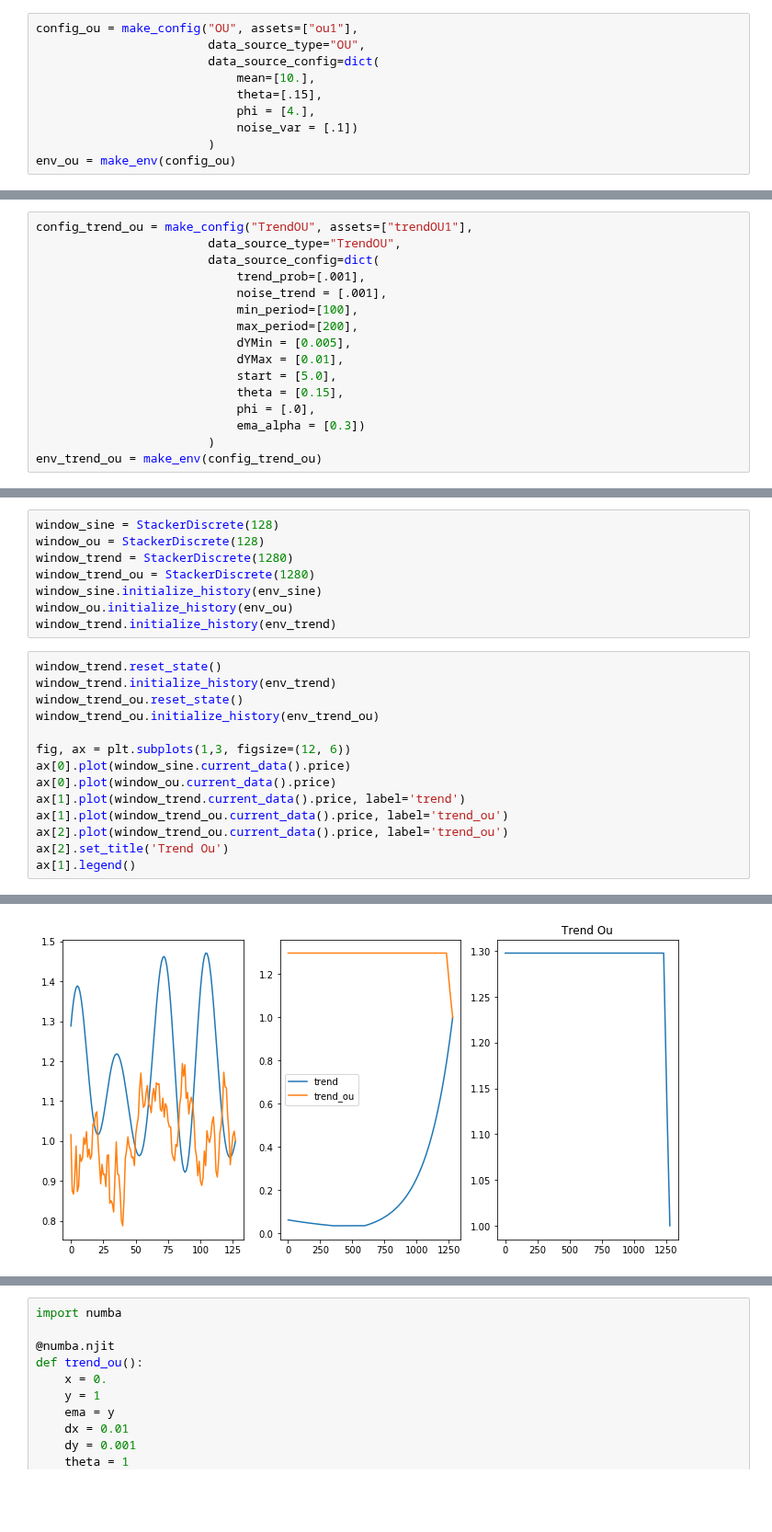
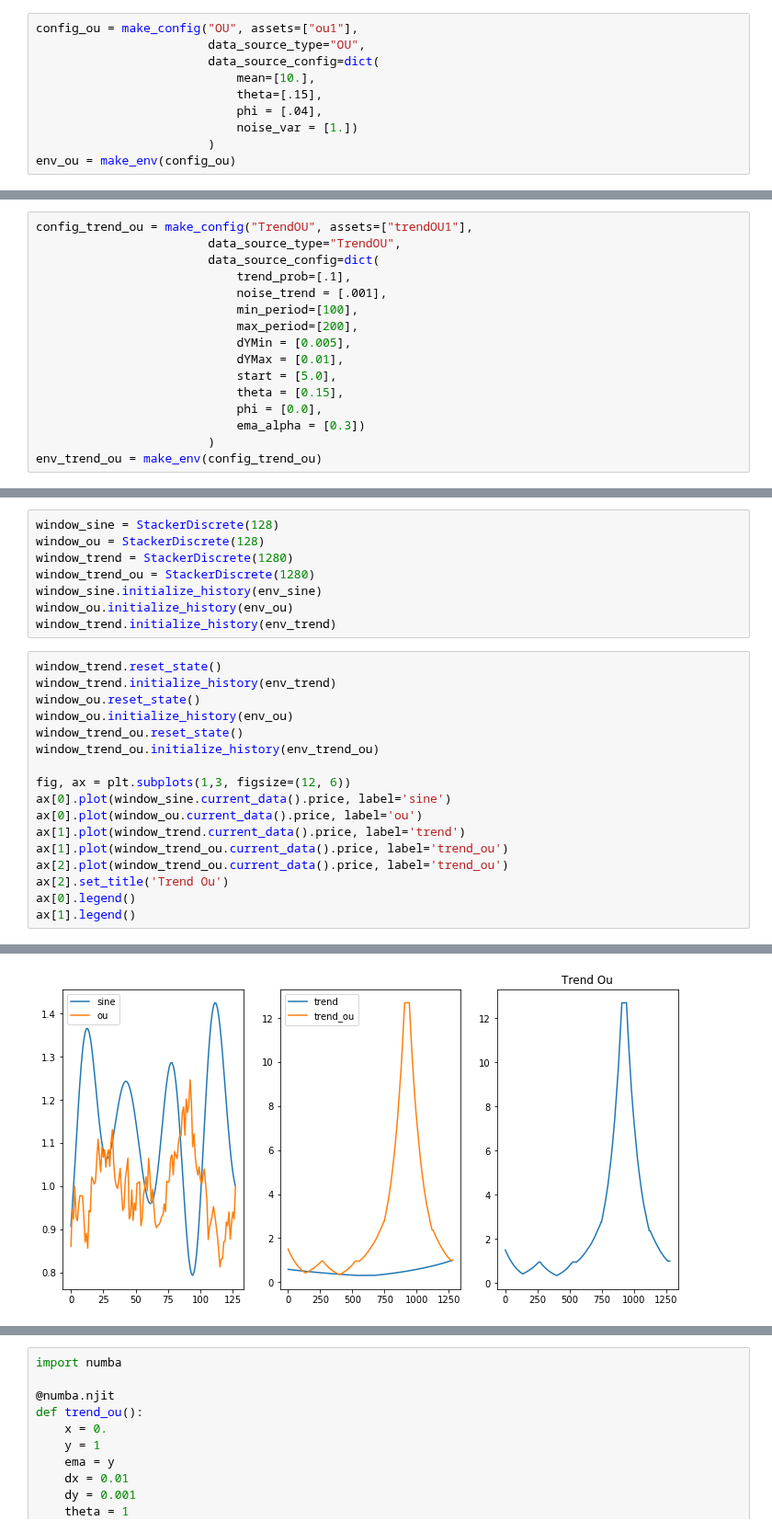
Before and after one commit to Hanwant/madigan, a Jupyter notebook: notebooks/trendOU_synth.ipynb, the cells around one changed output, grey strips where cells are left out. Shown at 92% size. Saved outputs shown, nothing was run; the diff lists cells and outputs as text; blank space fills up the shorter version.

```diff
--- a/notebooks/trendOU_synth.ipynb
+++ b/notebooks/trendOU_synth.ipynb
@@ -25,8 +23,8 @@ config_ou = make_config("OU", assets=["ou1"],
                         data_source_config=dict(
                             mean=[10.],
                             theta=[.15],
-                            phi = [4.],
-                            noise_var = [.1])
+                            phi = [.04],
+                            noise_var = [1.])
                         )
 env_ou = make_env(config_ou)
 # %%
@@ -46,7 +44,7 @@ env_trend = make_env(config_trend)
 config_trend_ou = make_config("TrendOU", assets=["trendOU1"],
                         data_source_type="TrendOU",
                         data_source_config=dict(
-                            trend_prob=[.001],
+                            trend_prob=[.1],
                             noise_trend = [.001],
                             min_period=[100],
                             max_period=[200],
@@ -54,7 +52,7 @@ config_trend_ou = make_config("TrendOU", assets=["trendOU1"],
                             dYMax = [0.01],
                             start = [5.0],
                             theta = [0.15],
-                            phi = [.0],
+                            phi = [0.0],
                             ema_alpha = [0.3])
                         )
 env_trend_ou = make_env(config_trend_ou)
@@ -73,20 +71,23 @@ window_trend.initialize_history(env_trend)
 # %%
 window_trend.reset_state()
 window_trend.initialize_history(env_trend)
+window_ou.reset_state()
+window_ou.initialize_history(env_ou)
 window_trend_ou.reset_state()
 window_trend_ou.initialize_history(env_trend_ou)
 
 fig, ax = plt.subplots(1,3, figsize=(12, 6))
-ax[0].plot(window_sine.current_data().price)
-ax[0].plot(window_ou.current_data().price)
+ax[0].plot(window_sine.current_data().price, label='sine')
+ax[0].plot(window_ou.current_data().price, label='ou')
 ax[1].plot(window_trend.current_data().price, label='trend')
 ax[1].plot(window_trend_ou.current_data().price, label='trend_ou')
 ax[2].plot(window_trend_ou.current_data().price, label='trend_ou')
 ax[2].set_title('Trend Ou')
+ax[0].legend()
 ax[1].legend()
 # %% [output]
 <matplotlib.legend.Legend at 0x...>
-[figure, old version]
+[figure, new version]
 # %%
 data = window_ou.current_data().price
 def ewm(data, alpha=0.99):
```
Also changed, not shown: parts of 3 cells of this notebook, 2 other files.
